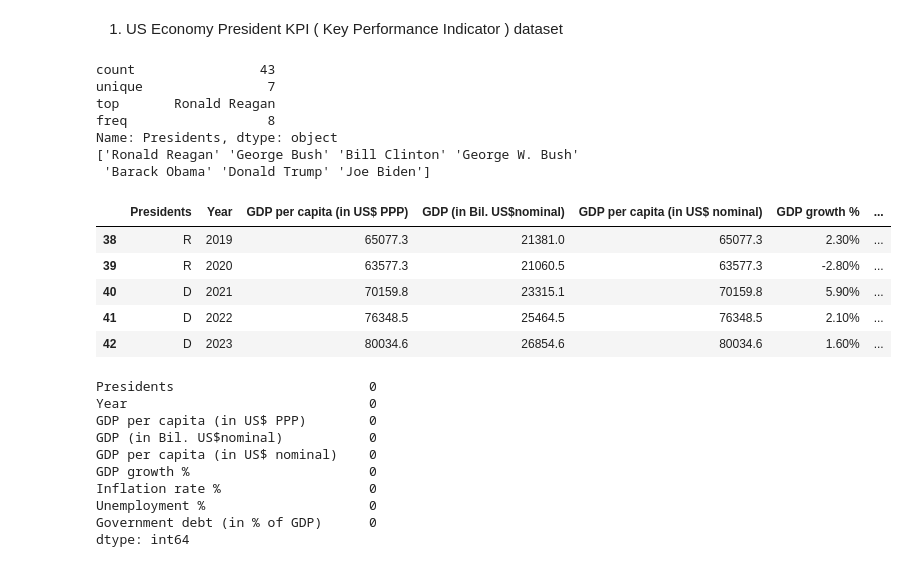
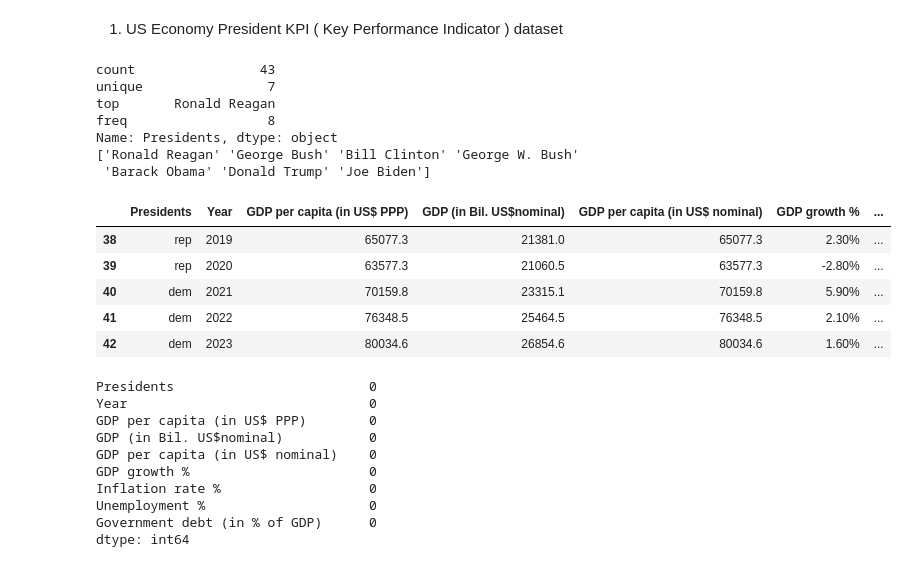
Before and after one commit to qusayqadir/PredictingUS-Election2024, a Jupyter notebook: ElectionData-EDA.ipynb, the cells around one changed output. Drawn from its saved outputs; the diff is of its cells as text; code cells hidden in the pictures.

```diff
--- a/ElectionData-EDA.ipynb
+++ b/ElectionData-EDA.ipynb
@@ -29,33 +29,33 @@ import matplotlib.pyplot as plt
 # %%
 df_economy = pd.read_csv("Data/USA Economy Growth.csv", encoding='ISO-8859-1')
 df_economy.head()
 
 # reorder the csv file columns for better reading
 new_order = ['Presidents', 'Year'] + list(df_economy.columns[2:9])
 df_economy = df_economy.reindex(columns = new_order)
 
 # Name does not matter, what matters is the party the president represents
 print(df_economy['Presidents'].describe())
 names = df_economy['Presidents'].unique()
 print(names)
 
 
-df_economy['Presidents'] = df_economy['Presidents'].replace({'Ronald Reagan':'R', 'George Bush':'R', '':'D', 'George W. Bush':'R', 'Barack Obama':'D', 'Donald Trump':'R', 'Joe Biden':'D'})
+df_economy['Presidents'] = df_economy['Presidents'].replace({'Ronald Reagan':'rep', 'George Bush':'rep', 'Bill Clinton':'dem', 'George W. Bush':'rep', 'Barack Obama':'dem', 'Donald Trump':'rep', 'Joe Biden':'dem'})
 df_economy.tail()
 # %% [output]
 count                43
 unique                7
 top       Ronald Reagan
 freq                  8
 Name: Presidents, dtype: object
 ['Ronald Reagan' 'George Bush' 'Bill Clinton' 'George W. Bush'
  'Barack Obama' 'Donald Trump' 'Joe Biden']
 |  | Presidents | Year | GDP per capita (in US$ PPP) | GDP (in Bil. US$nominal) | GDP per capita (in US$ nominal) | GDP growth % | ... |
-| 38 | R | 2019 | 65077.3 | 21381.0 | 65077.3 | 2.30% | ... |
-| 39 | R | 2020 | 63577.3 | 21060.5 | 63577.3 | -2.80% | ... |
-| 40 | D | 2021 | 70159.8 | 23315.1 | 70159.8 | 5.90% | ... |
-| 41 | D | 2022 | 76348.5 | 25464.5 | 76348.5 | 2.10% | ... |
-| 42 | D | 2023 | 80034.6 | 26854.6 | 80034.6 | 1.60% | ... |
+| 38 | rep | 2019 | 65077.3 | 21381.0 | 65077.3 | 2.30% | ... |
+| 39 | rep | 2020 | 63577.3 | 21060.5 | 63577.3 | -2.80% | ... |
+| 40 | dem | 2021 | 70159.8 | 23315.1 | 70159.8 | 5.90% | ... |
+| 41 | dem | 2022 | 76348.5 | 25464.5 | 76348.5 | 2.10% | ... |
+| 42 | dem | 2023 | 80034.6 | 26854.6 | 80034.6 | 1.60% | ... |
 # %%
 df_economy.isna().sum()
 # %% [output]
```
Also changed, not shown: parts of 1 cell of this notebook.
